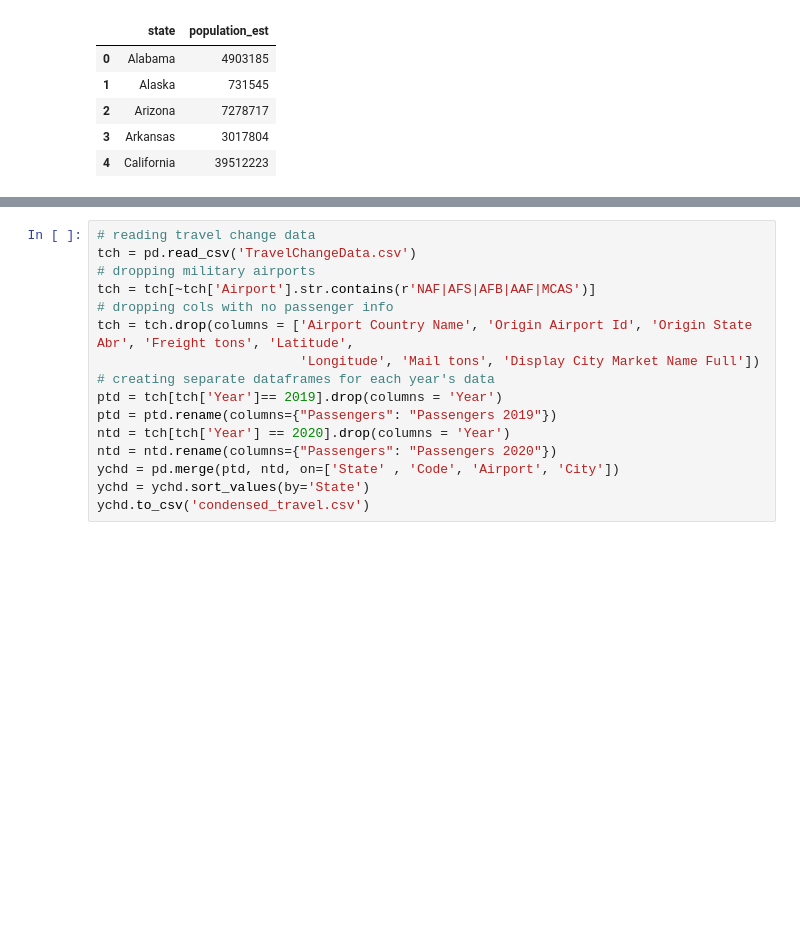
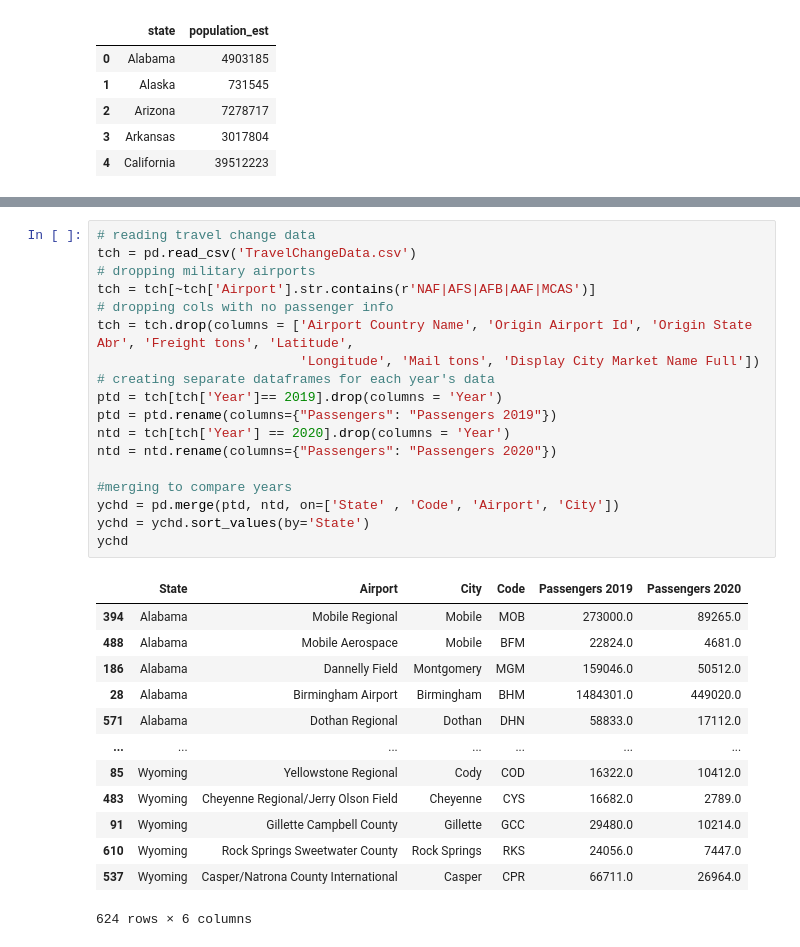
Before and after one commit to SchneiderAJ/B498proj, a Jupyter notebook: roughdraft.ipynb, the cells around one changed output, grey strips where cells are left out. Saved outputs shown, nothing was run; the diff lists cells and outputs as text; blank space fills up the shorter version.

```diff
--- a/roughdraft.ipynb
+++ b/roughdraft.ipynb
@@ -170,16 +175,32 @@ all3.head()
 # %%
 # reading travel change data
 tch = pd.read_csv('TravelChangeData.csv')
 # dropping military airports
 tch = tch[~tch['Airport'].str.contains(r'NAF|AFS|AFB|AAF|MCAS')]
 # dropping cols with no passenger info
 tch = tch.drop(columns = ['Airport Country Name', 'Origin Airport Id', 'Origin State Abr', 'Freight tons', 'Latitude',
                           'Longitude', 'Mail tons', 'Display City Market Name Full'])
 # creating separate dataframes for each year's data
 ptd = tch[tch['Year']== 2019].drop(columns = 'Year')
 ptd = ptd.rename(columns={"Passengers": "Passengers 2019"})
 ntd = tch[tch['Year'] == 2020].drop(columns = 'Year')
 ntd = ntd.rename(columns={"Passengers": "Passengers 2020"})
+
+#merging to compare years
 ychd = pd.merge(ptd, ntd, on=['State' , 'Code', 'Airport', 'City'])
 ychd = ychd.sort_values(by='State')
-ychd.to_csv('condensed_travel.csv')
+ychd
+# %% [output]
+|  | State | Airport | City | Code | Passengers 2019 | Passengers 2020 |
+| 394 | Alabama | Mobile Regional | Mobile | MOB | 273000.0 | 89265.0 |
+| 488 | Alabama | Mobile Aerospace | Mobile | BFM | 22824.0 | 4681.0 |
+| 186 | Alabama | Dannelly Field | Montgomery | MGM | 159046.0 | 50512.0 |
+| 28 | Alabama | Birmingham Airport | Birmingham | BHM | 1484301.0 | 449020.0 |
+| 571 | Alabama | Dothan Regional | Dothan | DHN | 58833.0 | 17112.0 |
+| ... | ... | ... | ... | ... | ... | ... |
+| 85 | Wyoming | Yellowstone Regional | Cody | COD | 16322.0 | 10412.0 |
+| 483 | Wyoming | Cheyenne Regional/Jerry Olson Field | Cheyenne | CYS | 16682.0 | 2789.0 |
+| 91 | Wyoming | Gillette Campbell County | Gillette | GCC | 29480.0 | 10214.0 |
+| 610 | Wyoming | Rock Springs Sweetwater County | Rock Springs | RKS | 24056.0 | 7447.0 |
+| 537 | Wyoming | Casper/Natrona County International | Casper | CPR | 66711.0 | 26964.0 |
+624 rows × 6 columns
```
Also changed, not shown: parts of 6 cells of this notebook, 1 other file.
